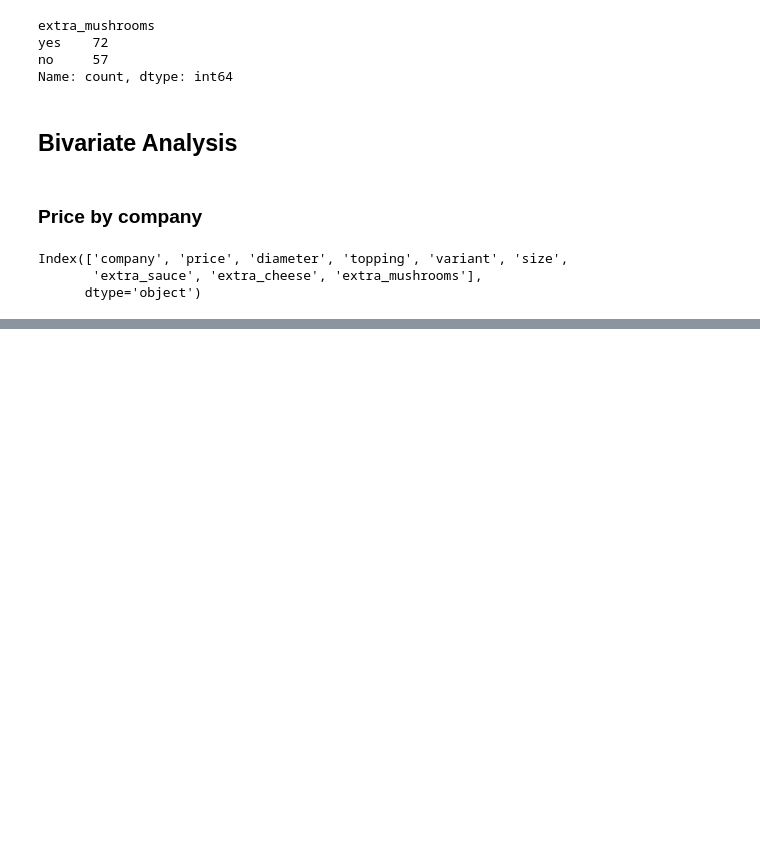
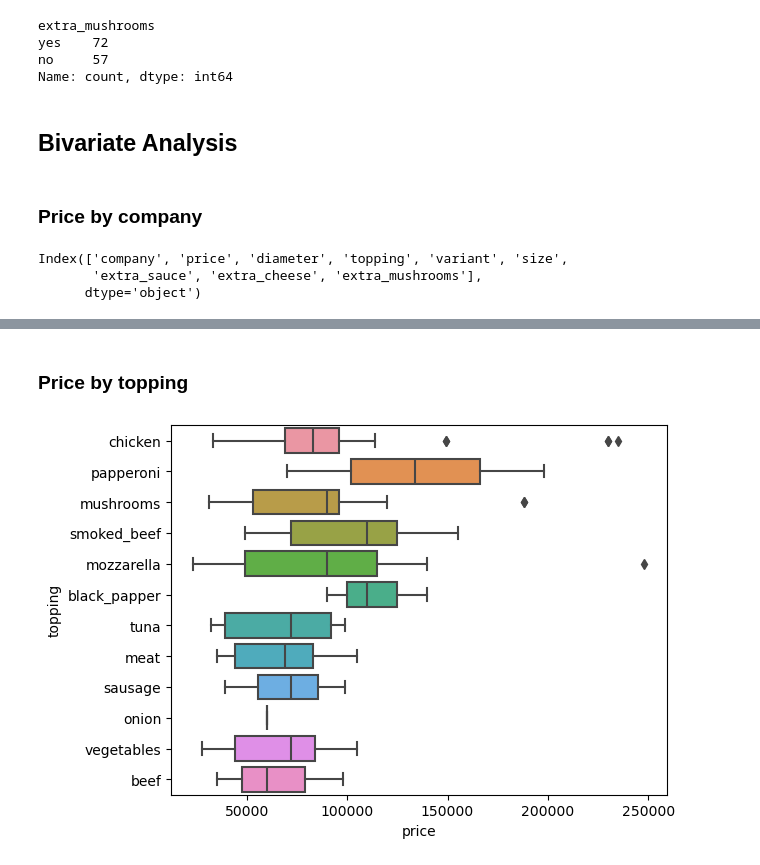
Before and after one commit to Edy-Mochamad/Machine_Learning_project-Pizza_price_Prediction, a Jupyter notebook: notebook.ipynb, the cells around one changed output, grey strips where cells are left out. Drawn from its saved outputs; the diff is of its cells as text; code cells hidden in the pictures; blank space fills up the shorter version.

```diff
--- a/notebook.ipynb
+++ b/notebook.ipynb
@@ -318,0 +318,6 @@ sns.barplot(x = data['company'], y = data['price']);
+# %% [markdown]
+### **Price by topping**
+# %%
+sns.boxplot(x = 'price', y = 'topping', data = data);
+# %% [output]
+[figure, added]
```
Also changed, not shown: parts of 19 cells of this notebook.
